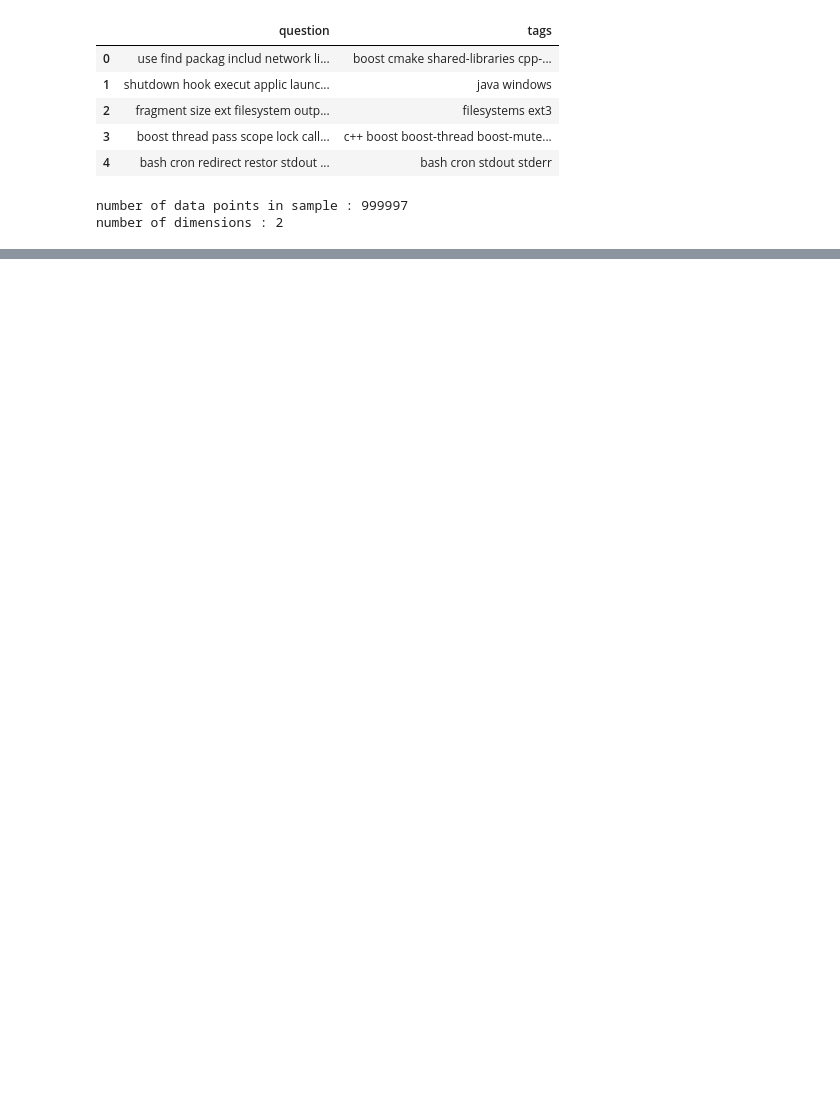
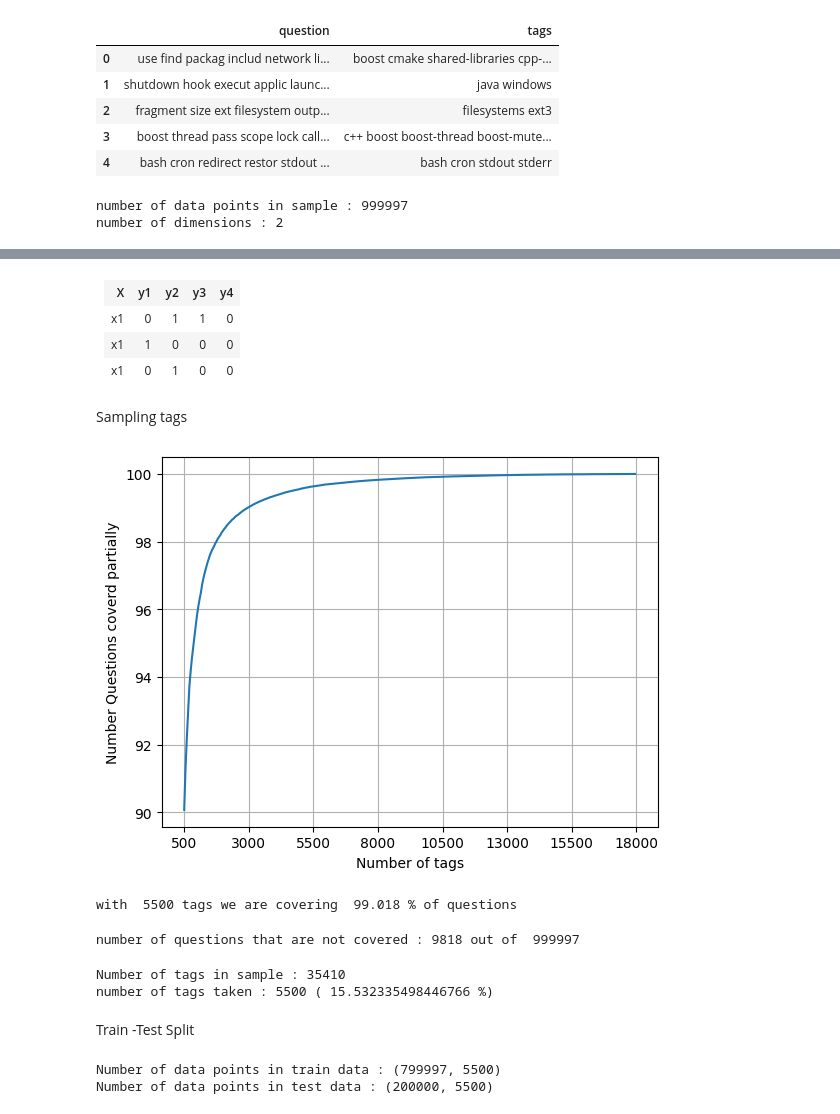
Before and after one commit to theGarimaAgrawal/Question-Pairs-Similarity-Detection-and-Quora-Tag-Generation, a Jupyter notebook: code.ipynb, the cells around one changed output, grey strips where cells are left out. Saved outputs shown, nothing was run; the diff lists cells and outputs as text; code cells hidden in the pictures; blank space fills up the shorter version.

```diff
--- a/code.ipynb
+++ b/code.ipynb
@@ -392,0 +395,65 @@ number of dimensions : 2
+# %% [markdown]
+<table>
+<tr>
+<th>X</th><th>y1</th><th>y2</th><th>y3</th><th>y4</th>
+</tr>
+<tr>
+<td>x1</td><td>0</td><td>1</td><td>1</td><td>0</td>
+</tr>
+<tr>
+<td>x1</td><td>1</td><td>0</td><td>0</td><td>0</td>
+</tr>
+<tr>
+<td>x1</td><td>0</td><td>1</td><td>0</td><td>0</td>
+</tr>
+</table>
+# %%
+# binary='true' will give a binary vectorizer
+vectorizer = CountVectorizer(tokenizer = lambda x: x.split(), binary='true')
+multilabel_y = vectorizer.fit_transform(preprocessed_data['tags'])
+# %% [markdown]
+Sampling tags
+# %%
+def tags_to_choose(n):
+    t = multilabel_y.sum(axis=0).tolist()[0]
+    sorted_tags_i = sorted(range(len(t)), key=lambda i: t[i], reverse=True)
+    multilabel_yn=multilabel_y[:,sorted_tags_i[:n]]
+    return multilabel_yn
+
+def questions_explained_fn(n):
+    multilabel_yn = tags_to_choose(n)
+    x= multilabel_yn.sum(axis=1)
+    return (np.count_nonzero(x==0))
+# %%
+questions_explained = []
+total_tags=multilabel_y.shape[1]
+total_qs=preprocessed_data.shape[0]
+for i in range(500, total_tags, 100):
+    questions_explained.append(np.round(((total_qs-questions_explained_fn(i))/total_qs)*100,3))
+# %%
+fig, ax = plt.subplots()
+ax.plot(questions_explained)
+xlabel = list(500+np.array(range(-50,450,50))*50)
+ax.set_xticklabels(xlabel)
+plt.xlabel("Number of tags")
+plt.ylabel("Number Questions coverd partially")
+plt.grid()
+plt.show()
+# you can choose any number of tags based on your computing power, minimun is 50(it covers 90% of the tags)
+print("with ",5500,"tags we are covering ",questions_explained[50],"% of questions")
+# %% [output]
+[figure, added]
+with  5500 tags we are covering  99.018 % of questions
+# %%
+multilabel_yx = tags_to_choose(5500)
+print("number of questions that are not covered :", questions_explained_fn(5500),"out of ", total_qs)
+# %% [output]
+number of questions that are not covered : 9818 out of  999997
+# %%
+print("Number of tags in sample :", multilabel_y.shape[1])
+print("number of tags taken :", multilabel_yx.shape[1],"(",(multilabel_yx.shape[1]/multilabel_y.shape[1])*100,"%)")
+# %% [output]
+Number of tags in sample : 35410
+number of tags taken : 5500 ( 15.532335498446766 %)
+# %% [markdown]
+Train -Test Split
@@ -392,0 +469,6 @@ number of dimensions : 2
+# %%
+print("Number of data points in train data :", y_train.shape)
+print("Number of data points in test data :", y_test.shape)
+# %% [output]
+Number of data points in train data : (799997, 5500)
+Number of data points in test data : (200000, 5500)
```
Also changed, not shown: parts of 12 cells of this notebook, 1 other file.
